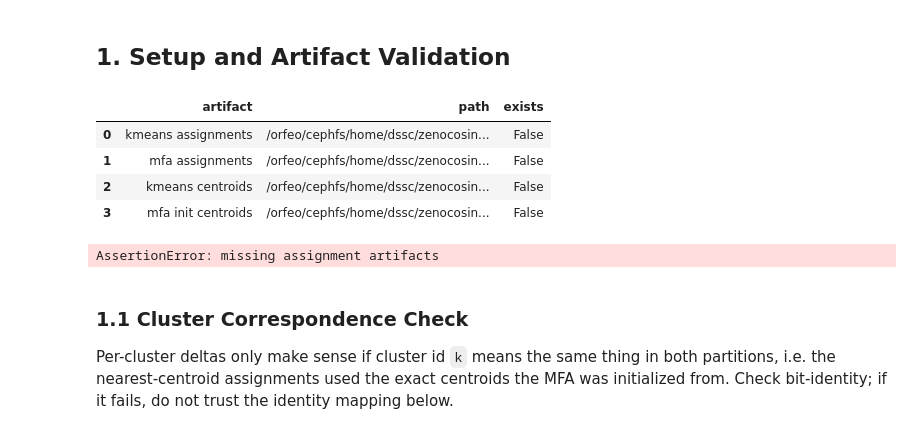
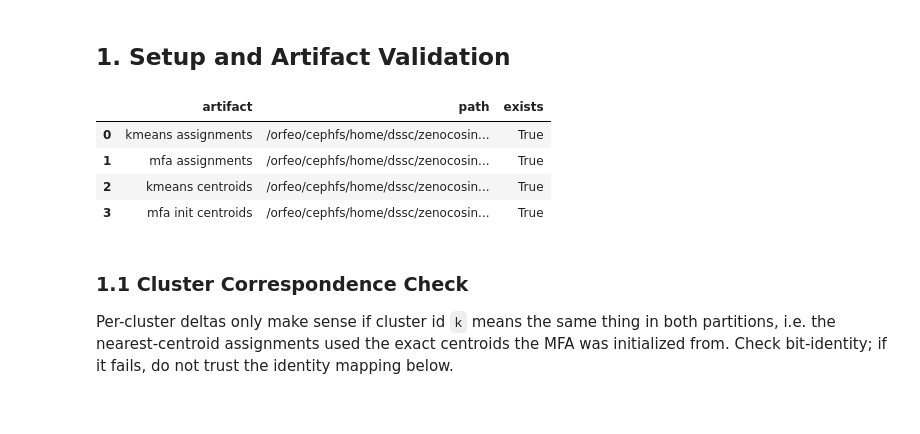
Before and after one commit to alexserra98/decomposing-activations-local-geometry, a Jupyter notebook: notebooks/cluster_membership_change.ipynb, the cells around one changed output. Cells and saved outputs as stored; diff of their text form; code cells hidden in the pictures.

```diff
--- a/notebooks/cluster_membership_change.ipynb
+++ b/notebooks/cluster_membership_change.ipynb
@@ -59,11 +59,11 @@ K = 1000
 Q = 10
 EPOCHS = 1
 # ------------------------------------------------- paths built from parameters
-MFA_RUN = REPO / "dalg-cache/pile_gemma2b_activations/layer05_1000_10_mfa_1epoch_20260703_1538"
+MFA_RUN = REPO / f"dalg-cache/pile_gemma2b_models/layer{LAYER:02d}_{K}_{Q}_component_sharded_mfa"
 MFA_ASSIGN_PATH = MFA_RUN / "mfa_model_assignments.pt"
 MFA_INIT_CENTROIDS = MFA_RUN / "centroids.pt"
 
-CENTROIDS_DIR = REPO / f"dalg-cache/pile_gemma2b_activations/centroids/k{K}_L{LAYER:02d}"
+CENTROIDS_DIR = REPO / f"dalg-cache/pile_gemma2b_models/centroids/k{K}_L{LAYER:02d}"
 KMEANS_CENTROIDS = CENTROIDS_DIR / "centroids.pt"
 KMEANS_ASSIGN = CENTROIDS_DIR / "kmeans_centroid_assignments.pt"
 
@@ -76,38 +76,37 @@ PLOT_TEMPLATE = "plotly_white"
 PLOTS_DIR = REPO / "notebooks/plots"
 PLOTS_HTML_DIR = PLOTS_DIR / "html"
 PLOTS_DIR.mkdir(parents=True, exist_ok=True)
 PLOTS_HTML_DIR.mkdir(parents=True, exist_ok=True)
 PLOT_TAG = f"L{LAYER:02d}_K{K}_q{Q}_ep{EPOCHS}_membership"
 
 
 def save_fig(fig, name: str) -> None:
     fig.update_layout(title_font_size=13, title_x=0.5, margin=dict(t=48))
     path = PLOTS_DIR / f"{name}_{PLOT_TAG}.pdf"
     try:
         fig.write_image(str(path), width=1000, height=550)
     except Exception as exc:
         path = PLOTS_HTML_DIR / f"{name}_{PLOT_TAG}.html"
         fig.write_html(str(path), include_plotlyjs="cdn")
         print(f"PDF export failed ({exc}); saved {path.name} instead")
 
 
 artifacts = pd.DataFrame(
     [
         {"artifact": "kmeans assignments", "path": str(KMEANS_ASSIGN), "exists": KMEANS_ASSIGN.exists()},
         {"artifact": "mfa assignments", "path": str(MFA_ASSIGN_PATH), "exists": MFA_ASSIGN_PATH.exists()},
         {"artifact": "kmeans centroids", "path": str(KMEANS_CENTROIDS), "exists": KMEANS_CENTROIDS.exists()},
         {"artifact": "mfa init centroids", "path": str(MFA_INIT_CENTROIDS), "exists": MFA_INIT_CENTROIDS.exists()},
     ]
 )
 display(artifacts)
 assert KMEANS_ASSIGN.exists() and MFA_ASSIGN_PATH.exists(), "missing assignment artifacts"
 # %% [output]
 |  | artifact | path | exists |
-| 0 | kmeans assignments | /orfeo/cephfs/home/dssc/zenocosin... | False |
-| 1 | mfa assignments | /orfeo/cephfs/home/dssc/zenocosin... | False |
-| 2 | kmeans centroids | /orfeo/cephfs/home/dssc/zenocosin... | False |
-| 3 | mfa init centroids | /orfeo/cephfs/home/dssc/zenocosin... | False |
+| 0 | kmeans assignments | /orfeo/cephfs/home/dssc/zenocosin... | True |
+| 1 | mfa assignments | /orfeo/cephfs/home/dssc/zenocosin... | True |
+| 2 | kmeans centroids | /orfeo/cephfs/home/dssc/zenocosin... | True |
+| 3 | mfa init centroids | /orfeo/cephfs/home/dssc/zenocosin... | True |
-AssertionError: missing assignment artifacts
 # %% [markdown]
 ### 1.1 Cluster Correspondence Check
 
```
Also changed, not shown: parts of 26 cells of this notebook, 7 other files.
